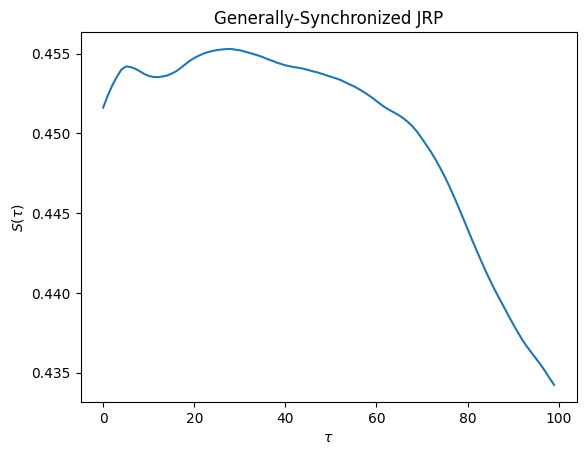
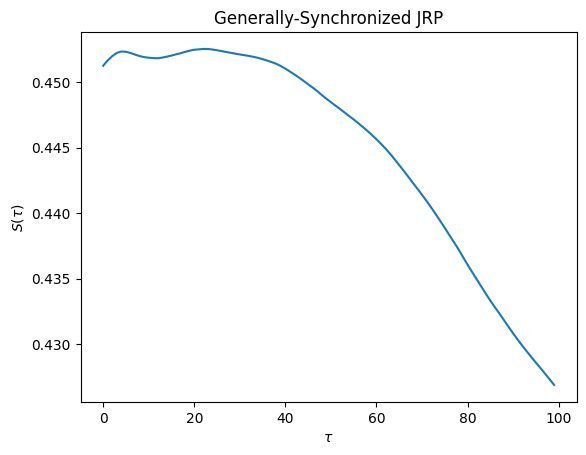
The notebook cell's code change between the first figure and the second:
--- before
+++ after
@@ -9,3 +9,3 @@
 plt.show()
 
-fig.savefig('plots/GS_S_tauFNN.png')
+fig.savefig('plots/GS_S_tauFNN.pdf', dpi=300)

Commit: Update pdf